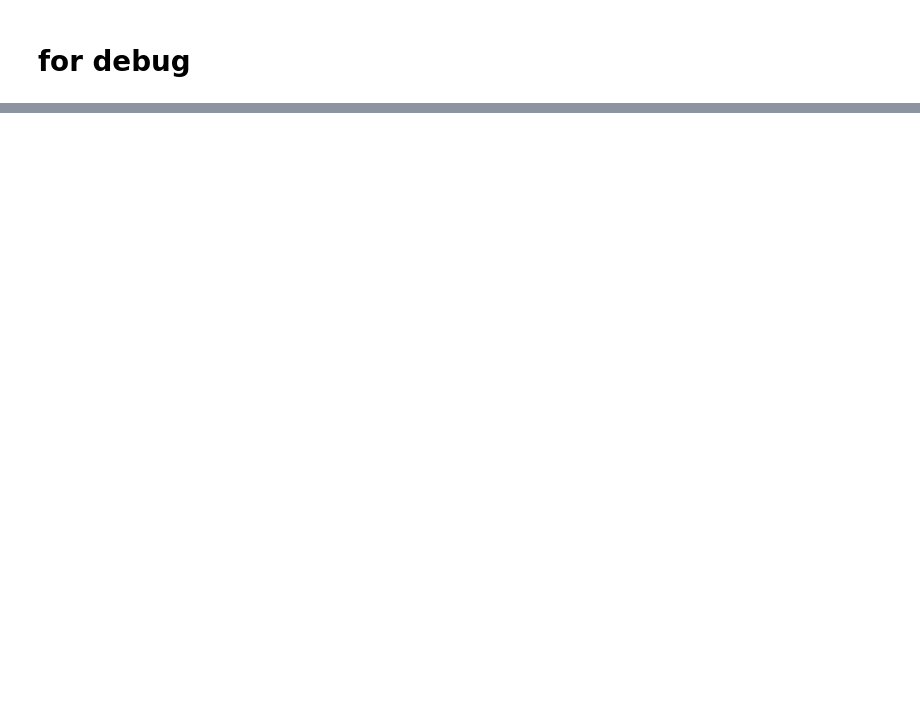
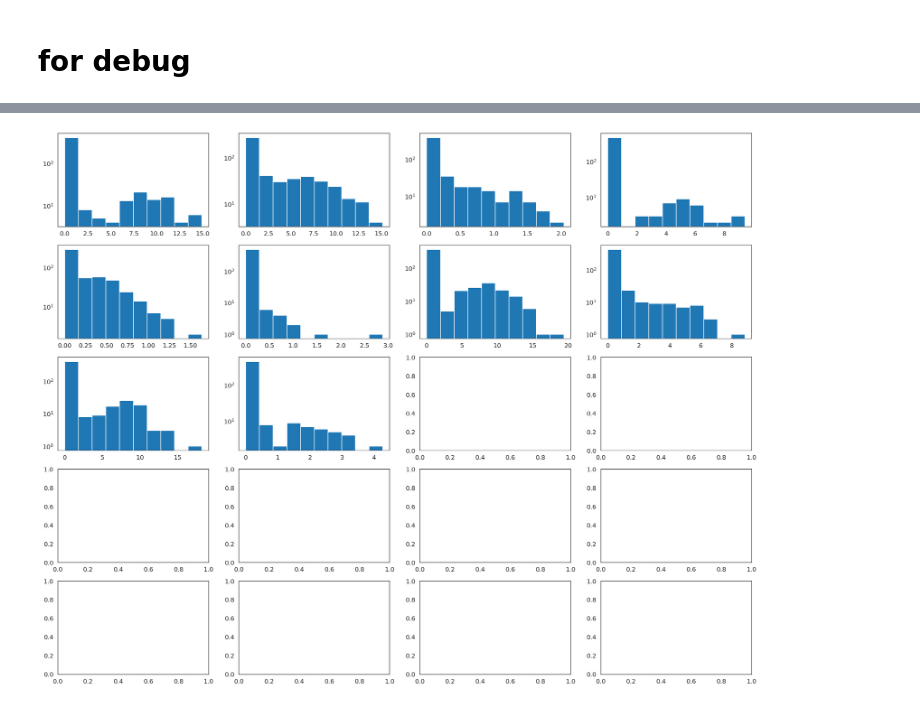
Before and after one commit to alam-shahul/popari, a Jupyter notebook: SpiceMix/main_synthetic.ipynb, the cells around one changed output, grey strips where cells are left out. Cells and saved outputs as stored; diff of their text form; code cells hidden in the pictures; blank space fills up the shorter version.

```diff
--- a/SpiceMix/main_synthetic.ipynb
+++ b/SpiceMix/main_synthetic.ipynb
@@ -212,2 +308,10 @@ Wall time: 3min 9s
+# %%
+X = obj.Xs[0].cpu().numpy()
+fig, axes = plt.subplots(5, 4, figsize=(20, 16))
+for ax, x in zip(axes.flat, X.T):
+    ax.hist(x)
+    ax.set(yscale='log')
+# %% [output]
+[figure, added]
 # %%
 # %debug
```
Also changed, not shown: parts of 13 cells of this notebook, 8 other files.
